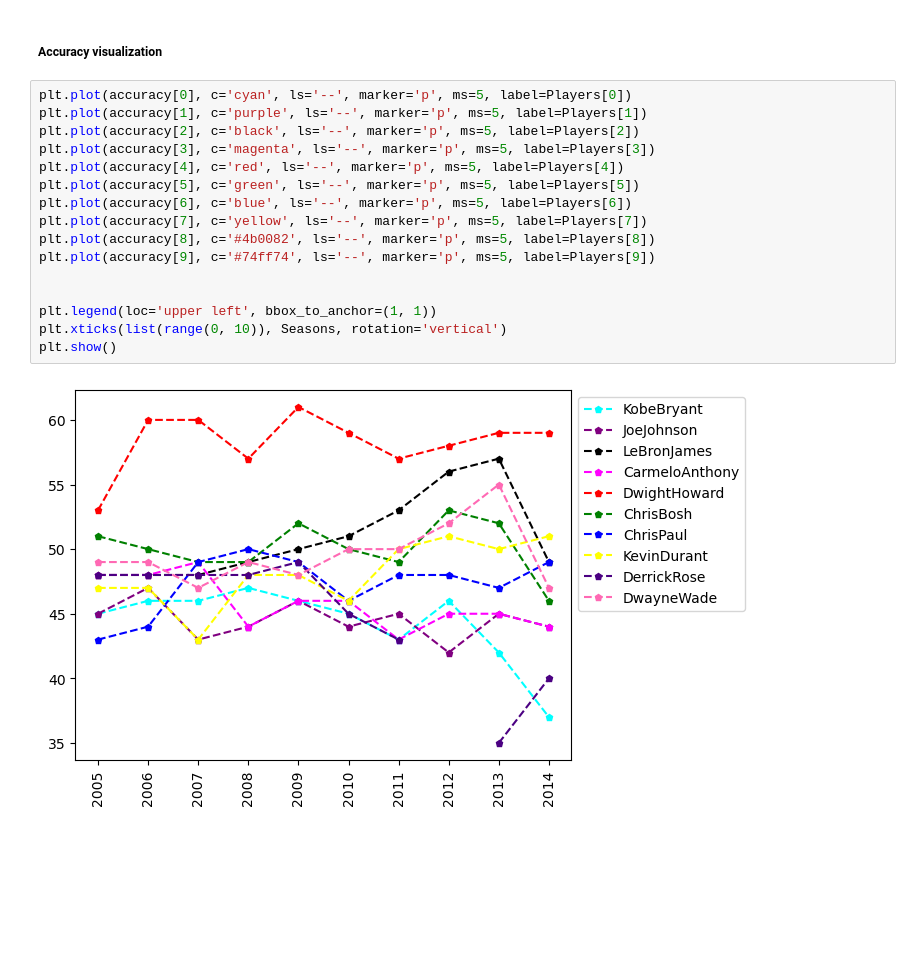
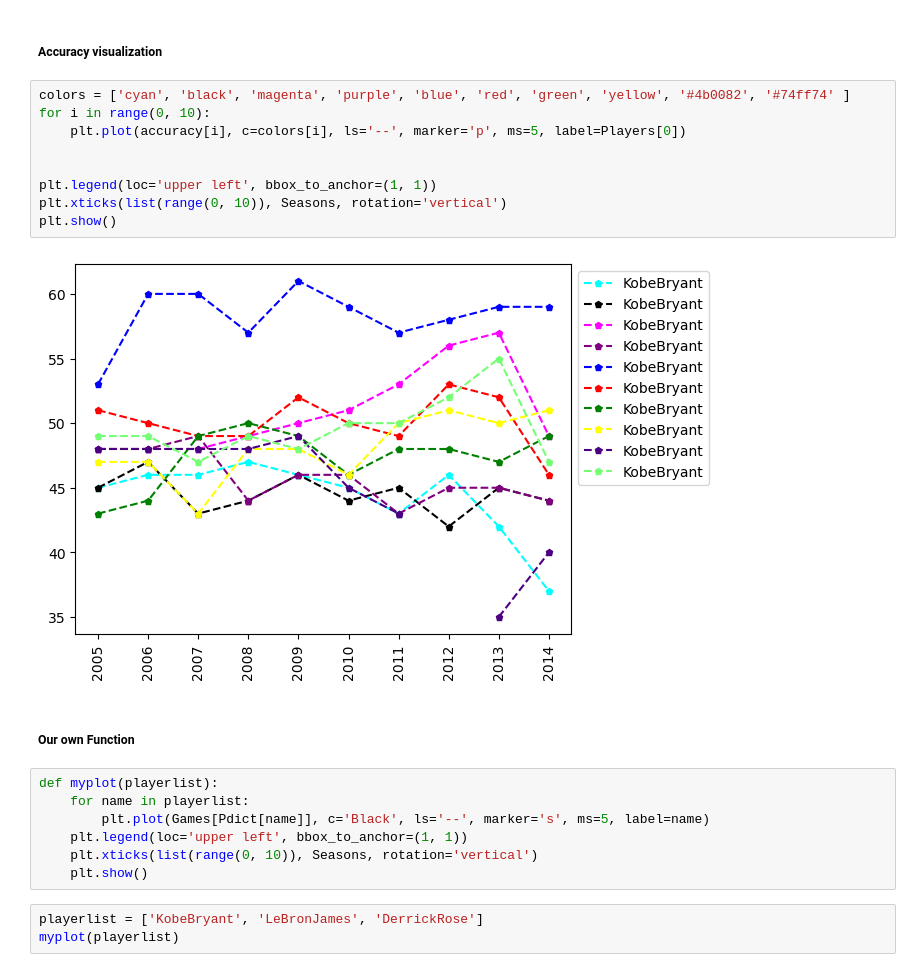
Before and after one commit to nicky-ops/Python_for_data_science, a Jupyter notebook: matrices.ipynb, the cells around one changed output. Saved outputs shown, nothing was run; the diff lists cells and outputs as text; blank space fills up the shorter version.

Commit message:
custom function

```diff
--- a/matrices.ipynb
+++ b/matrices.ipynb
@@ -504,21 +504,26 @@ plt.show()
 [figure]
 # %% [markdown]
 ##### Accuracy visualization
-# %%
-plt.plot(accuracy[0], c='cyan', ls='--', marker='p', ms=5, label=Players[0])
-plt.plot(accuracy[1], c='purple', ls='--', marker='p', ms=5, label=Players[1])
-plt.plot(accuracy[2], c='black', ls='--', marker='p', ms=5, label=Players[2])
-plt.plot(accuracy[3], c='magenta', ls='--', marker='p', ms=5, label=Players[3])
-plt.plot(accuracy[4], c='red', ls='--', marker='p', ms=5, label=Players[4])
-plt.plot(accuracy[5], c='green', ls='--', marker='p', ms=5, label=Players[5])
-plt.plot(accuracy[6], c='blue', ls='--', marker='p', ms=5, label=Players[6])
-plt.plot(accuracy[7], c='yellow', ls='--', marker='p', ms=5, label=Players[7])
-plt.plot(accuracy[8], c='#4b0082', ls='--', marker='p', ms=5, label=Players[8])
-plt.plot(accuracy[9], c='#74ff74', ls='--', marker='p', ms=5, label=Players[9])
-
-
-plt.legend(loc='upper left', bbox_to_anchor=(1, 1))
-plt.xticks(list(range(0, 10)), Seasons, rotation='vertical')
-plt.show()
-# %% [output]
-[figure, removed]
+# %%
+colors = ['cyan', 'black', 'magenta', 'purple', 'blue', 'red', 'green', 'yellow', '#4b0082', '#74ff74' ]
+for i in range(0, 10):
+    plt.plot(accuracy[i], c=colors[i], ls='--', marker='p', ms=5, label=Players[0])
+
+
+plt.legend(loc='upper left', bbox_to_anchor=(1, 1))
+plt.xticks(list(range(0, 10)), Seasons, rotation='vertical')
+plt.show()
+# %% [output]
+[figure, added]
+# %% [markdown]
+##### Our own Function
+# %%
+def myplot(playerlist):
+    for name in playerlist:
+        plt.plot(Games[Pdict[name]], c='Black', ls='--', marker='s', ms=5, label=name)
+    plt.legend(loc='upper left', bbox_to_anchor=(1, 1))
+    plt.xticks(list(range(0, 10)), Seasons, rotation='vertical')
+    plt.show()
+# %%
+playerlist = ['KobeBryant', 'LeBronJames', 'DerrickRose']
+myplot(playerlist)
```
